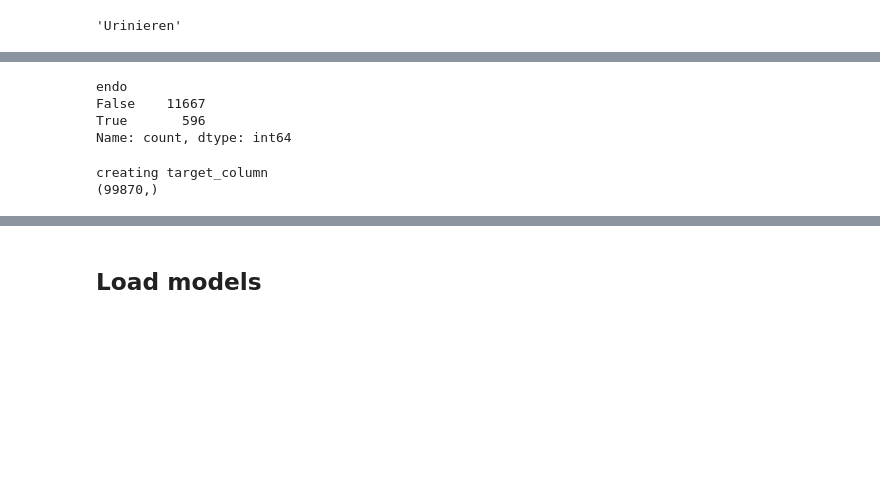
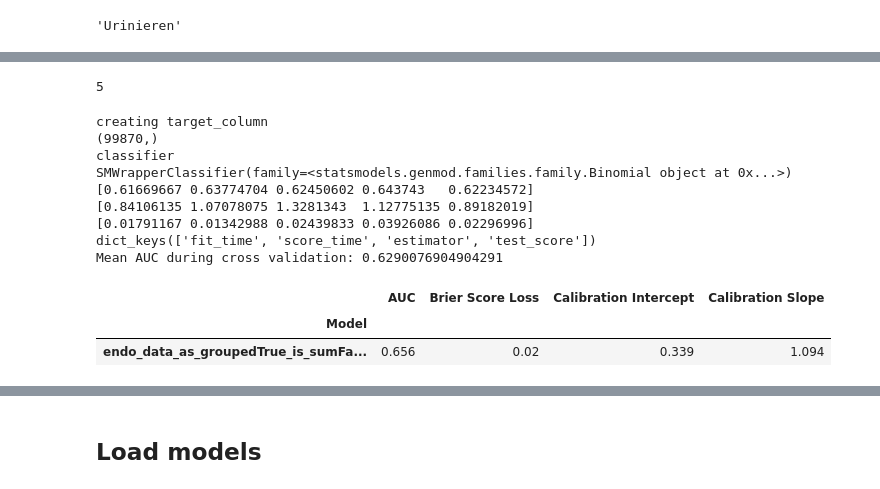
Before and after one commit to HIAlab/memaef_prediction, a Jupyter notebook: develop_prediction_model/notebooks/02_Fit_DAG.ipynb, the cells around one changed output, grey strips where cells are left out. Cells and saved outputs as stored; diff of their text form; code cells hidden in the pictures; blank space fills up the shorter version.

```diff
--- a/develop_prediction_model/notebooks/02_Fit_DAG.ipynb
+++ b/develop_prediction_model/notebooks/02_Fit_DAG.ipynb
@@ -101,7 +74,0 @@ mensdata = pd.read_pickle("../data/processed/menstruationsschmerz_data.pkl")
-# %%
-mensdata["endo"].value_counts()
-# %% [output]
-endo
-False    11667
-True       596
-Name: count, dtype: int64
@@ -112,7 +75,27 @@ mens_data_dict = train_model(mensdata, TARGET_COLUMN,as_grouped, is_sum,nvf,MENS
+# %%
+N_FOLDS
+# %% [output]
+5
 # %%
-model_dict = model_pipeline(filepath,TARGET_COLUMN,as_grouped,nvf,CODE_TO_LABEL,GROUP_COLS,GROUP_MODEL_COLS,is_sum,SPLIT_SIZE,
+# Alle DAG-Prädiktoren:
+basis_model_dict = model_pipeline(filepath,TARGET_COLUMN,as_grouped,nvf,CODE_TO_LABEL,GROUP_COLS,GROUP_MODEL_COLS,is_sum,SPLIT_SIZE,
                 THRESHOLD,N_FOLDS,SCORER)
 # %% [output]
 creating target_column
 (99870,)
+classifier
+SMWrapperClassifier(family=<statsmodels.genmod.families.family.Binomial object at 0x...>)
+[0.61669667 0.63774704 0.62450602 0.643743   0.62234572]
+[0.84106135 1.07078075 1.3281343  1.12775135 0.89182019]
+[0.01791167 0.01342988 0.02439833 0.03926086 0.02296996]
+dict_keys(['fit_time', 'score_time', 'estimator', 'test_score'])
+Mean AUC during cross validation: 0.6290076904904291
+# %%
+basis_metrics_of_interest = calc_eval_metrics(basis_model_dict,MET_LIST)
+# %%
+basis_metrics_of_interest
+# %% [output]
+|  | AUC | Brier Score Loss | Calibration Intercept | Calibration Slope |
+| Model |  |  |  |  |
+| endo_data_as_groupedTrue_is_sumFa... | 0.656 | 0.02 | 0.339 | 1.094 |
 # %%
```
Also changed, not shown: parts of 25 cells of this notebook, 5 other files.
